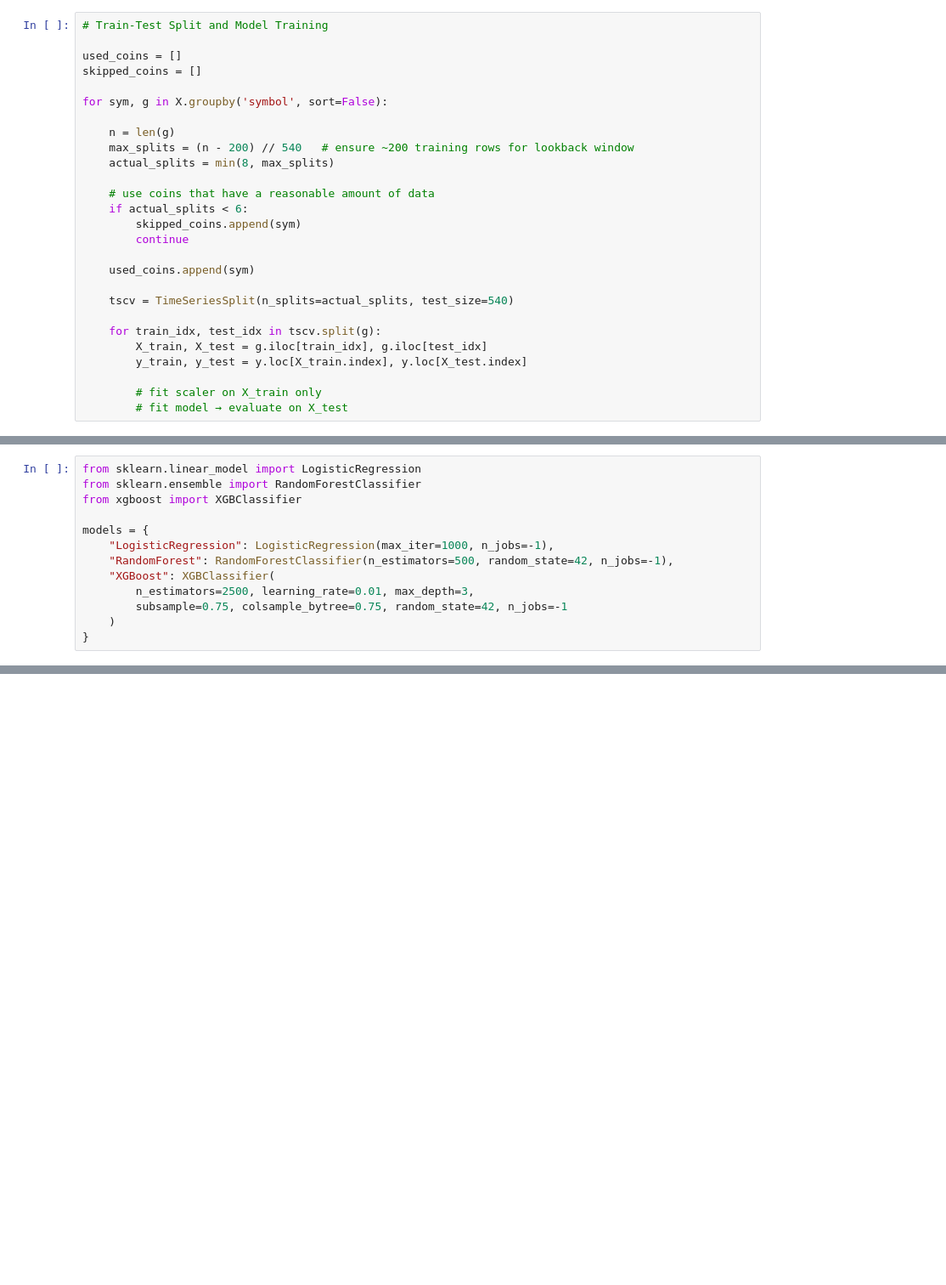
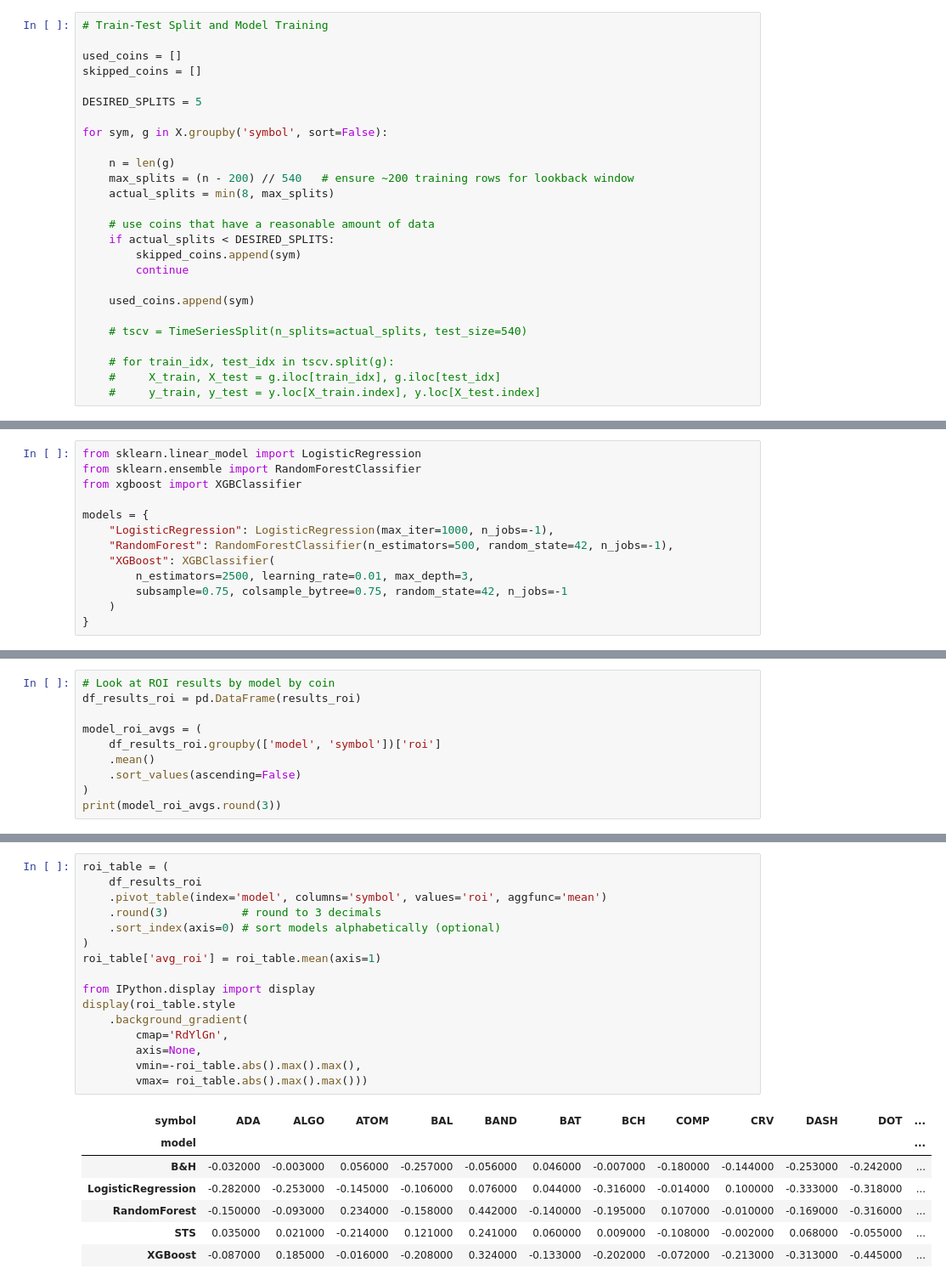
Before and after one commit to ZachMK25/252-group-presentation, a Jupyter notebook: Preprocessing.ipynb, the cells around one changed output, grey strips where cells are left out. Shown: that part at 85% size. Cells and saved outputs as stored; diff of their text form; blank space fills up the shorter version.

```diff
--- a/Preprocessing.ipynb
+++ b/Preprocessing.ipynb
@@ -313,6 +313,8 @@ pre = ColumnTransformer(
 
 used_coins = []
 skipped_coins = []
+
+DESIRED_SPLITS = 5
 
 for sym, g in X.groupby('symbol', sort=False):
 
@@ -321,20 +323,17 @@ for sym, g in X.groupby('symbol', sort=False):
     actual_splits = min(8, max_splits)
 
     # use coins that have a reasonable amount of data
-    if actual_splits < 6:
+    if actual_splits < DESIRED_SPLITS:
         skipped_coins.append(sym)
         continue
 
     used_coins.append(sym)
 
-    tscv = TimeSeriesSplit(n_splits=actual_splits, test_size=540)
+    # tscv = TimeSeriesSplit(n_splits=actual_splits, test_size=540)
 
-    for train_idx, test_idx in tscv.split(g):
-        X_train, X_test = g.iloc[train_idx], g.iloc[test_idx]
-        y_train, y_test = y.loc[X_train.index], y.loc[X_test.index]
-
-        # fit scaler on X_train only
-        # fit model → evaluate on X_test
+    # for train_idx, test_idx in tscv.split(g):
+    #     X_train, X_test = g.iloc[train_idx], g.iloc[test_idx]
+    #     y_train, y_test = y.loc[X_train.index], y.loc[X_test.index]
 # %%
 print("Used:", used_coins)
 print("\n")
@@ -437,0 +548,10 @@ KeyError: "Columns not found: 'acc'"
+# %%
+# Look at ROI results by model by coin
+df_results_roi = pd.DataFrame(results_roi)
+
+model_roi_avgs = (
+    df_results_roi.groupby(['model', 'symbol'])['roi']
+    .mean()
+    .sort_values(ascending=False)
+)
+print(model_roi_avgs.round(3))
@@ -437,0 +572,24 @@ KeyError: "Columns not found: 'acc'"
+# %%
+roi_table = (
+    df_results_roi
+    .pivot_table(index='model', columns='symbol', values='roi', aggfunc='mean')
+    .round(3)           # round to 3 decimals
+    .sort_index(axis=0) # sort models alphabetically (optional)
+)
+roi_table['avg_roi'] = roi_table.mean(axis=1)
+
+from IPython.display import display
+display(roi_table.style
+    .background_gradient(
+        cmap='RdYlGn',
+        axis=None,
+        vmin=-roi_table.abs().max().max(),
+        vmax= roi_table.abs().max().max()))
+# %% [output]
+| symbol | ADA | ALGO | ATOM | BAL | BAND | BAT | BCH | COMP | CRV | DASH | DOT | ... |
+| model |  |  |  |  |  |  |  |  |  |  |  | ... |
+| B&H | -0.032000 | -0.003000 | 0.056000 | -0.257000 | -0.056000 | 0.046000 | -0.007000 | -0.180000 | -0.144000 | -0.253000 | -0.242000 | ... |
+| LogisticRegression | -0.282000 | -0.253000 | -0.145000 | -0.106000 | 0.076000 | 0.044000 | -0.316000 | -0.014000 | 0.100000 | -0.333000 | -0.318000 | ... |
+| RandomForest | -0.150000 | -0.093000 | 0.234000 | -0.158000 | 0.442000 | -0.140000 | -0.195000 | 0.107000 | -0.010000 | -0.169000 | -0.316000 | ... |
+| STS | 0.035000 | 0.021000 | -0.214000 | 0.121000 | 0.241000 | 0.060000 | 0.009000 | -0.108000 | -0.002000 | 0.068000 | -0.055000 | ... |
+| XGBoost | -0.087000 | 0.185000 | -0.016000 | -0.208000 | 0.324000 | -0.133000 | -0.202000 | -0.072000 | -0.213000 | -0.313000 | -0.445000 | ... |
```
Also changed, not shown: parts of 4 cells of this notebook.
